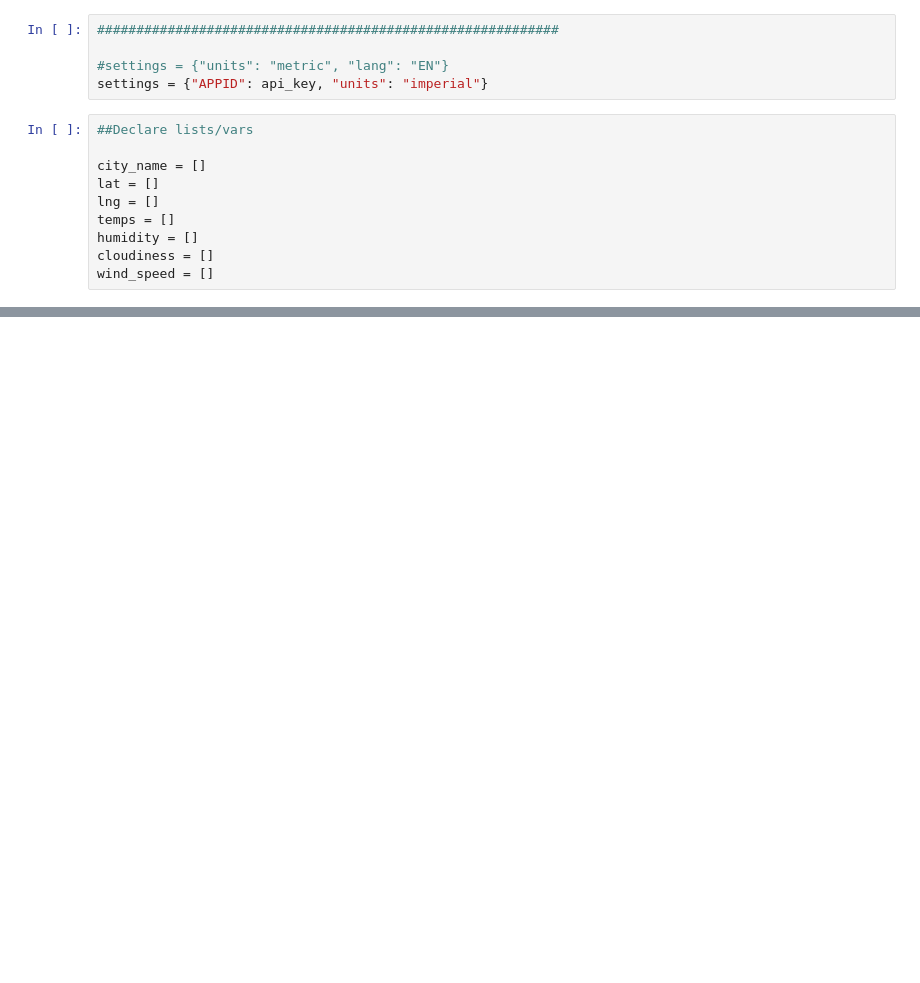
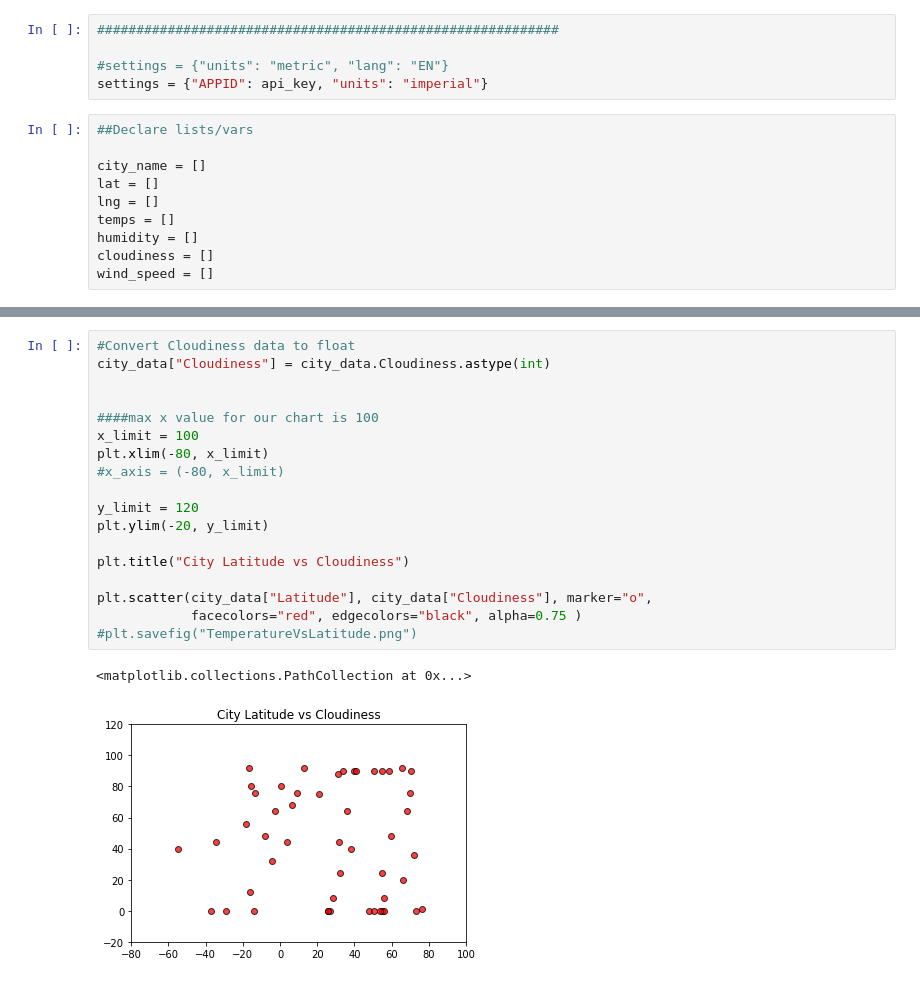
Before and after one commit to EmmanuelFabre/06_APIs, a Jupyter notebook: Assignment_6_WeatherPy.ipynb, the cells around one changed output, grey strips where cells are left out. Saved outputs shown, nothing was run; the diff lists cells and outputs as text; blank space fills up the shorter version.

```diff
--- a/Assignment_6_WeatherPy.ipynb
+++ b/Assignment_6_WeatherPy.ipynb
@@ -231,0 +182,21 @@ city_data.head()
+# %%
+#Convert Cloudiness data to float
+city_data["Cloudiness"] = city_data.Cloudiness.astype(int)
+
+
+####max x value for our chart is 100
+x_limit = 100
+plt.xlim(-80, x_limit)
+#x_axis = (-80, x_limit)
+
+y_limit = 120
+plt.ylim(-20, y_limit)
+
+plt.title("City Latitude vs Cloudiness")
+
+plt.scatter(city_data["Latitude"], city_data["Cloudiness"], marker="o",
+            facecolors="red", edgecolors="black", alpha=0.75 )
+#plt.savefig("TemperatureVsLatitude.png")
+# %% [output]
+<matplotlib.collections.PathCollection at 0x...>
+[figure, added]
```
Also changed, not shown: parts of 15 cells of this notebook.
